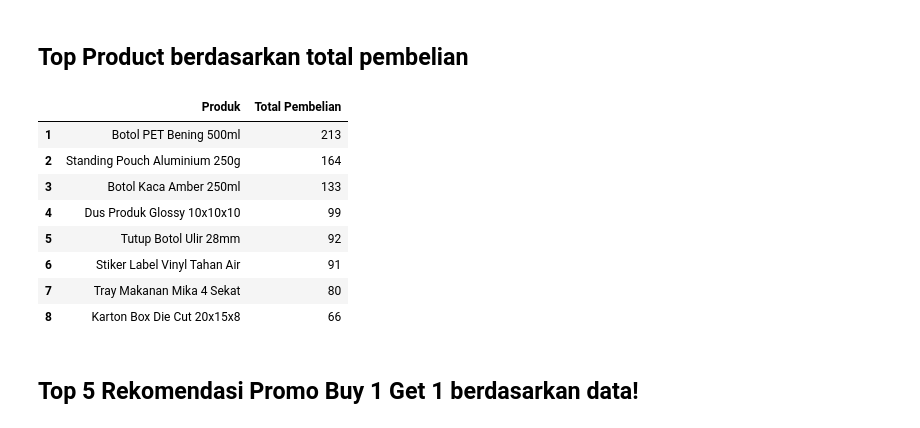
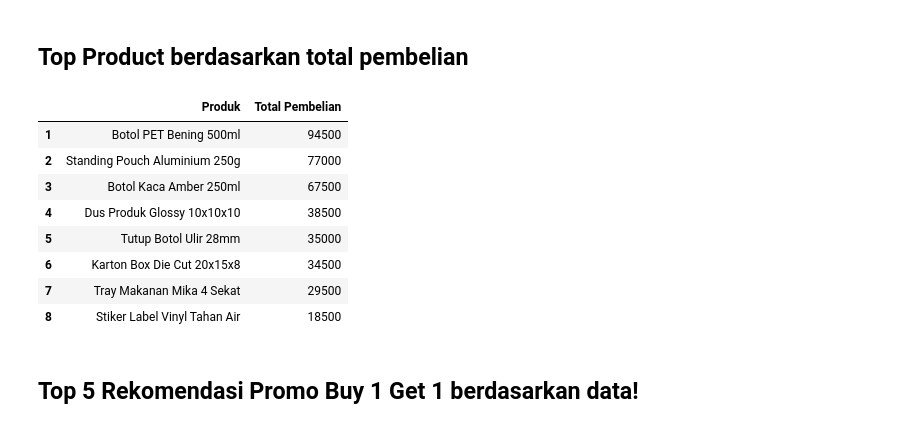
Before and after one commit to nabillashafirab/studycasesopra, a Jupyter notebook: resellerinsight.ipynb, the cells around one changed output. Cells and saved outputs as stored; diff of their text form; code cells hidden in the pictures.

```diff
--- a/resellerinsight.ipynb
+++ b/resellerinsight.ipynb
@@ -69,21 +69,21 @@ pd.options.display.float_format = '{:.2f}'.format
 # %% [markdown]
 ## Top Product berdasarkan total pembelian
 # %%
-top_products = df.groupby("nama_produk")["jumlah_pembelian"].sum().sort_values(ascending=False)
+top_products = df.groupby("nama_produk")["qty"].sum().sort_values(ascending=False)
 top_products_df = top_products.reset_index()
 top_products_df.columns = ["Produk", "Total Pembelian"]
 top_products_df.index = range(1, len(top_products_df) + 1)
 top_products_df
 # %% [output]
 |  | Produk | Total Pembelian |
-| 1 | Botol PET Bening 500ml | 213 |
-| 2 | Standing Pouch Aluminium 250g | 164 |
-| 3 | Botol Kaca Amber 250ml | 133 |
-| 4 | Dus Produk Glossy 10x10x10 | 99 |
-| 5 | Tutup Botol Ulir 28mm | 92 |
-| 6 | Stiker Label Vinyl Tahan Air | 91 |
-| 7 | Tray Makanan Mika 4 Sekat | 80 |
-| 8 | Karton Box Die Cut 20x15x8 | 66 |
+| 1 | Botol PET Bening 500ml | 94500 |
+| 2 | Standing Pouch Aluminium 250g | 77000 |
+| 3 | Botol Kaca Amber 250ml | 67500 |
+| 4 | Dus Produk Glossy 10x10x10 | 38500 |
+| 5 | Tutup Botol Ulir 28mm | 35000 |
+| 6 | Karton Box Die Cut 20x15x8 | 34500 |
+| 7 | Tray Makanan Mika 4 Sekat | 29500 |
+| 8 | Stiker Label Vinyl Tahan Air | 18500 |
 # %% [markdown]
 ## Top 5 Rekomendasi Promo Buy 1 Get 1 berdasarkan data!
 # %%
```
Also changed, not shown: parts of 2 cells of this notebook, 1 other file.
